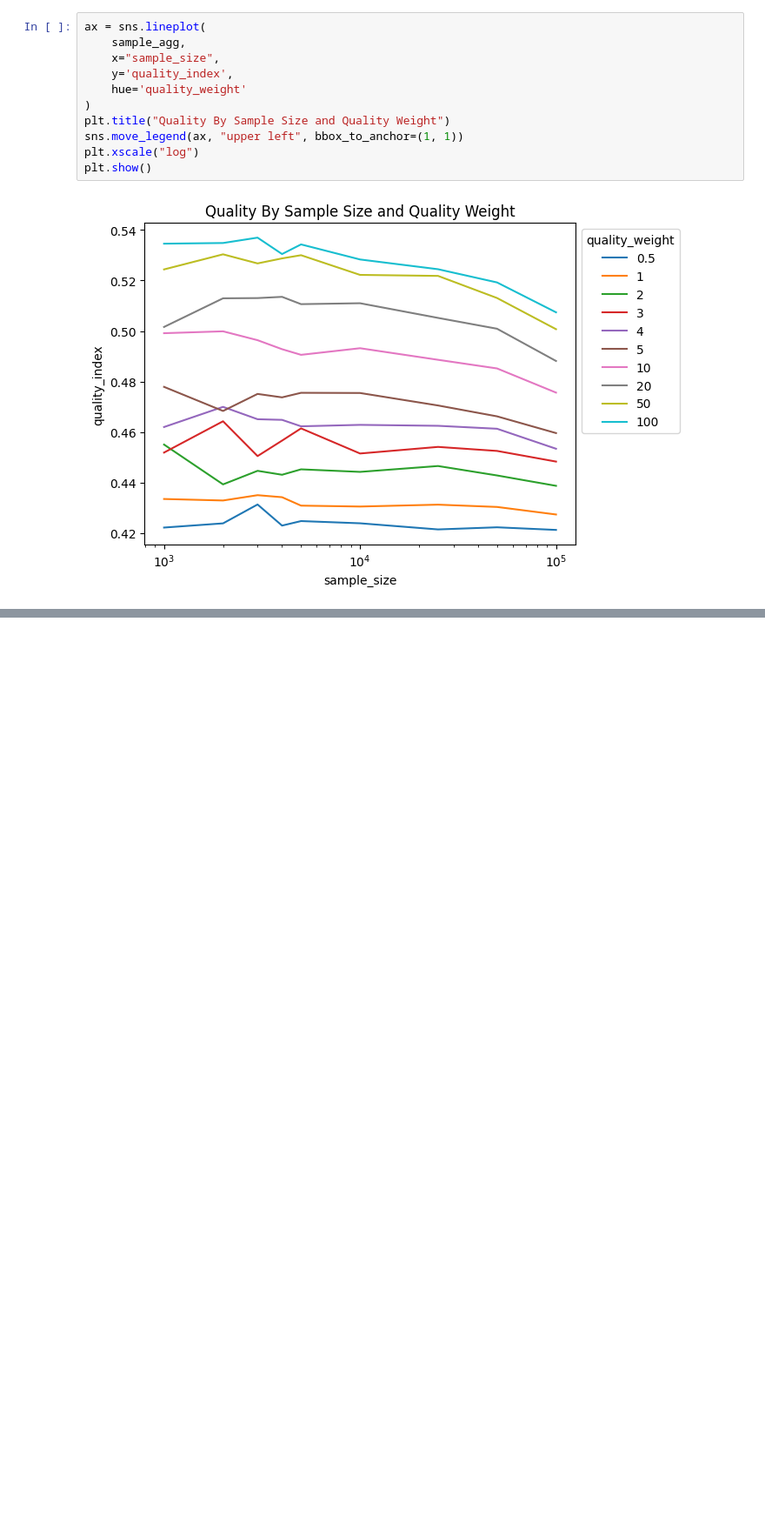
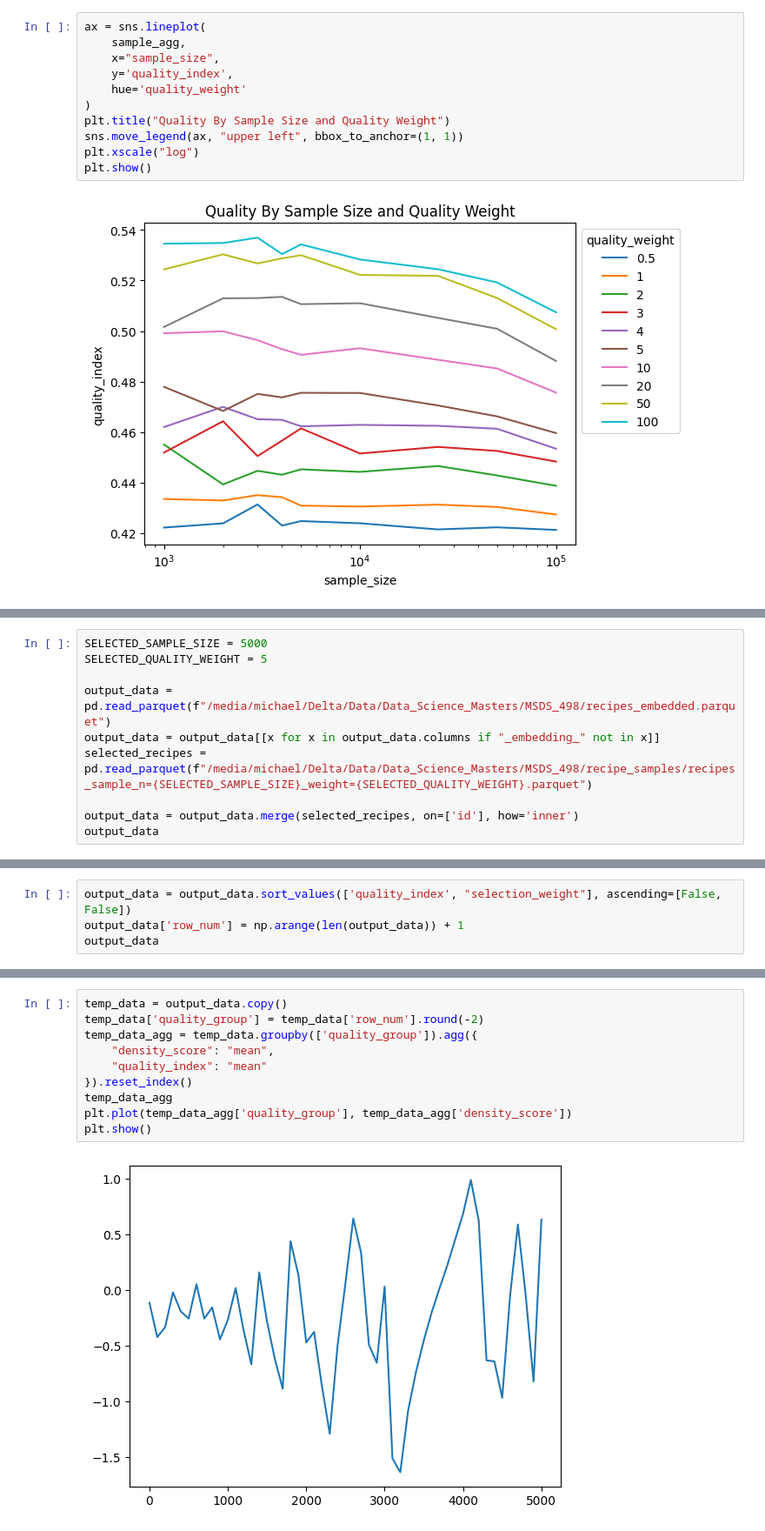
Before and after one commit to xfactotum/MSDS498_Proj, a Jupyter notebook: notebooks/Recipe Sample Validation.ipynb, the cells around one changed output, grey strips where cells are left out. Shown at 87% size. Cells and saved outputs as stored; diff of their text form; blank space fills up the shorter version.

Commit message:
Created final recipe sample

```diff
--- a/notebooks/Recipe Sample Validation.ipynb
+++ b/notebooks/Recipe Sample Validation.ipynb
@@ -101,0 +105,10 @@ plt.show()
+# %%
+SELECTED_SAMPLE_SIZE = 5000
+SELECTED_QUALITY_WEIGHT = 5
+
+output_data = pd.read_parquet(f"/media/michael/Delta/Data/Data_Science_Masters/MSDS_498/recipes_embedded.parquet")
+output_data = output_data[[x for x in output_data.columns if "_embedding_" not in x]]
+selected_recipes = pd.read_parquet(f"/media/michael/Delta/Data/Data_Science_Masters/MSDS_498/recipe_samples/recipes_sample_n={SELECTED_SAMPLE_SIZE}_weight={SELECTED_QUALITY_WEIGHT}.parquet")
+
+output_data = output_data.merge(selected_recipes, on=['id'], how='inner')
+output_data
@@ -101,0 +129,4 @@ plt.show()
+# %%
+output_data = output_data.sort_values(['quality_index', "selection_weight"], ascending=[False, False])
+output_data['row_num'] = np.arange(len(output_data)) + 1
+output_data
@@ -101,0 +147,12 @@ plt.show()
+# %%
+temp_data = output_data.copy()
+temp_data['quality_group'] = temp_data['row_num'].round(-2)
+temp_data_agg = temp_data.groupby(['quality_group']).agg({
+    "density_score": "mean",
+    "quality_index": "mean"
+}).reset_index()
+temp_data_agg
+plt.plot(temp_data_agg['quality_group'], temp_data_agg['density_score'])
+plt.show()
+# %% [output]
+[figure, added]
```
Also changed, not shown: parts of 6 cells of this notebook, 1 other file.
